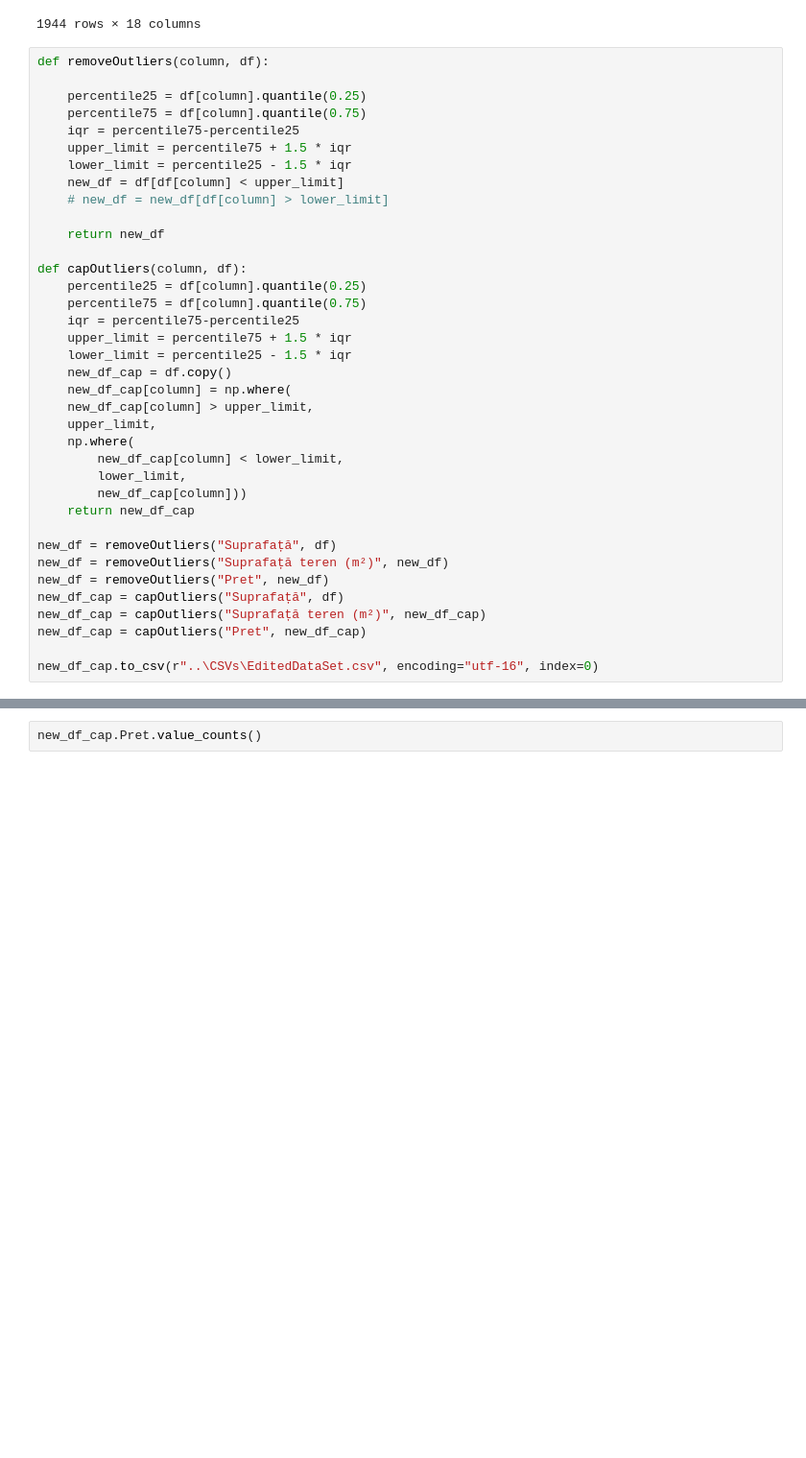
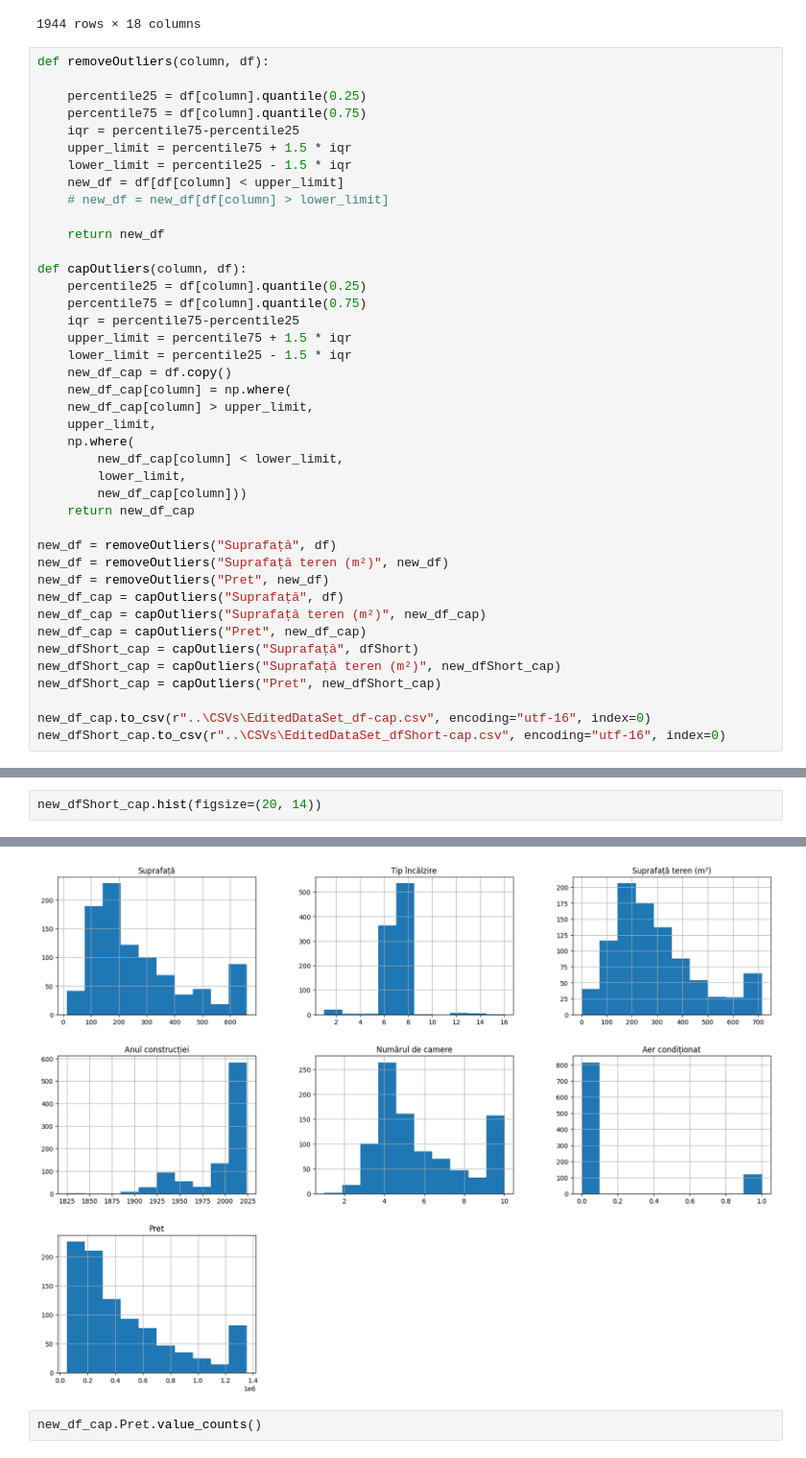
Before and after one commit to SimeonTica/House-pricing-prediction, a Jupyter notebook: House pricing prediction/HouseDataPrediction_edit.ipynb, the cells around one changed output, grey strips where cells are left out. Shown at 96% size. Cells and saved outputs as stored; diff of their text form; blank space fills up the shorter version.

```diff
--- a/House pricing prediction/HouseDataPrediction_edit.ipynb
+++ b/House pricing prediction/HouseDataPrediction_edit.ipynb
@@ -566,6 +731,10 @@ new_df = removeOutliers("Pret", new_df)
 new_df_cap = capOutliers("Suprafață", df)
 new_df_cap = capOutliers("Suprafață teren (m²)", new_df_cap)
 new_df_cap = capOutliers("Pret", new_df_cap)
+new_dfShort_cap = capOutliers("Suprafață", dfShort)
+new_dfShort_cap = capOutliers("Suprafață teren (m²)", new_dfShort_cap)
+new_dfShort_cap = capOutliers("Pret", new_dfShort_cap)
 
-new_df_cap.to_csv(r"..\CSVs\EditedDataSet.csv", encoding="utf-16", index=0)
+new_df_cap.to_csv(r"..\CSVs\EditedDataSet_df-cap.csv", encoding="utf-16", index=0)
+new_dfShort_cap.to_csv(r"..\CSVs\EditedDataSet_dfShort-cap.csv", encoding="utf-16", index=0)
 # %%
@@ -593,0 +749,3 @@ array([[<Axes: title={'center': 'Suprafață'}>,
+# %%
+new_dfShort_cap.hist(figsize=(20, 14))
+# %% [output]
@@ -594,3 +760,4 @@ array([[<Axes: title={'center': 'Suprafață'}>,
+[figure, added]
 # %%
 new_df_cap.Pret.value_counts()
 # %% [output]
```
Also changed, not shown: parts of 27 cells of this notebook, 22 other files.
